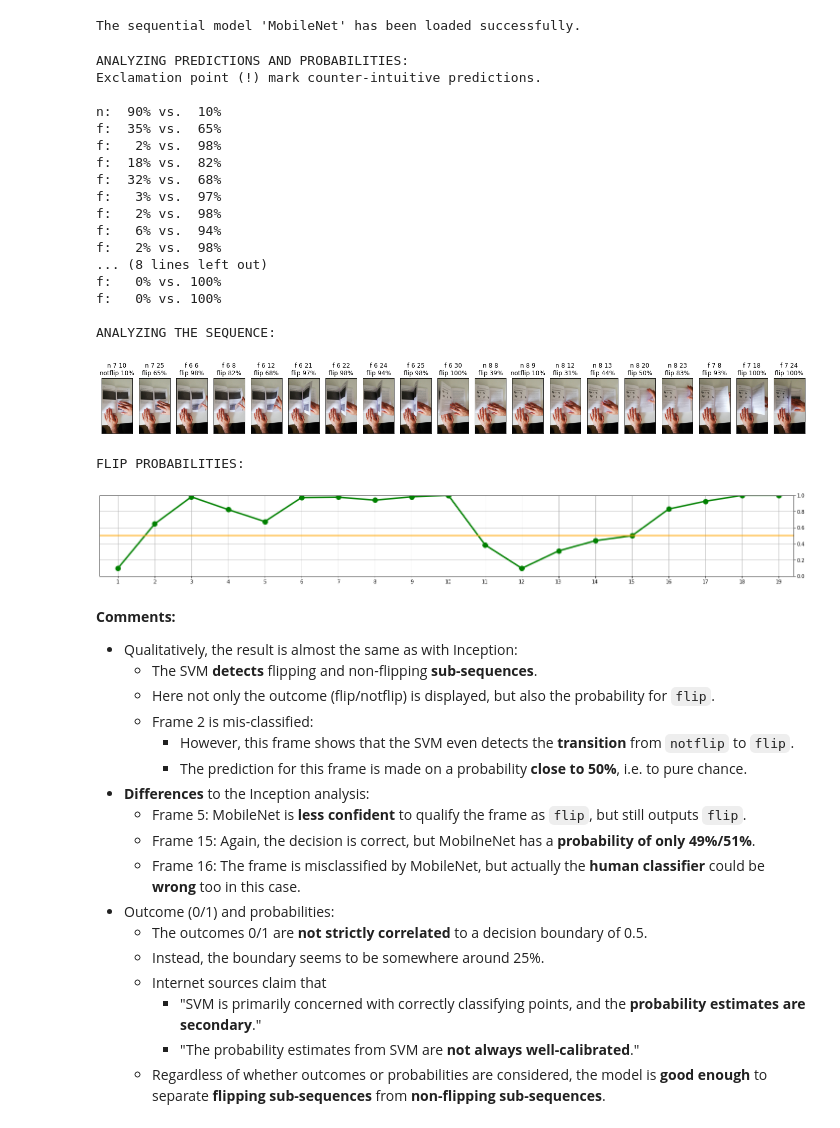
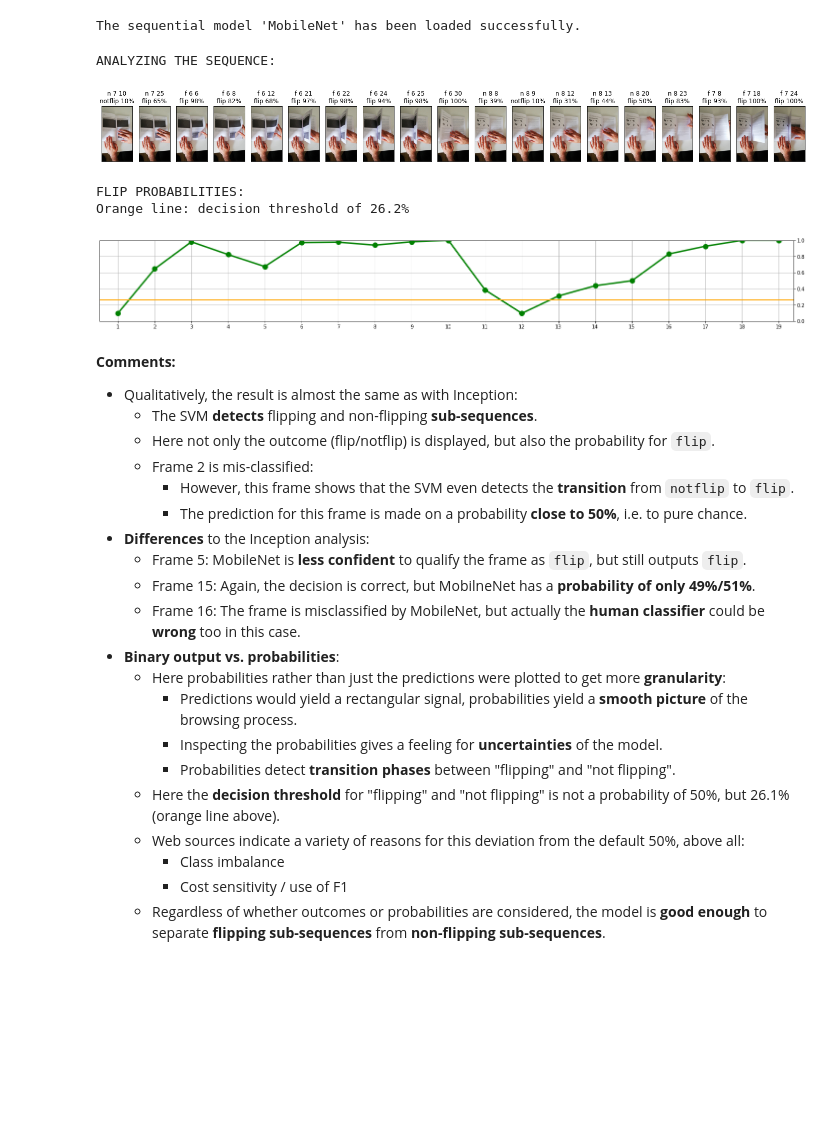
Before and after one commit to Dominik-Heeb/LZXQyTYziuPSSwTM, a Jupyter notebook: notebooks/16 dh Sequence by MobileNet.ipynb, the cells around one changed output. Saved outputs shown, nothing was run; the diff lists cells and outputs as text; code cells hidden in the pictures; blank space fills up the shorter version.

Commit message:
Add files via upload
Details on decision thresholds on SVM probabilities added.

```diff
--- a/notebooks/16 dh Sequence by MobileNet.ipynb
+++ b/notebooks/16 dh Sequence by MobileNet.ipynb
@@ -207,6 +207,7 @@ def TrainedSVM(X_train, y_train):
     When       Who What
     2023 08 04 dh  Created
     2023 08 21 dh  Setting rand_seed
+    2023 08 23 dh  Calculate decision threshold
     '''
 
     # define according to notebook "Binary classifiers"
@@ -220,8 +221,15 @@ def TrainedSVM(X_train, y_train):
     u.StopWatch()
     objPipeline.fit(X_train, y_train)
 
+    # get threshold (not 50%!)
+    y_pred = objPipeline.predict(X_test)
+    a1fltProbabilities = objPipeline.predict_proba(X_test)[:,1]
+    a1fltClass0Probabilities = a1fltProbabilities[y_pred == 0]
+    a1fltClass1Probabilities = a1fltProbabilities[y_pred == 1]
+    fltProbabilityThreshold = (np.max(a1fltClass0Probabilities) + np.min(a1fltClass1Probabilities)) / 2 # mean
+
     # finalize
-    return objPipeline,u.StopWatch("seconds",blnAsFloat=True)
+    return objPipeline,u.StopWatch("seconds",blnAsFloat=True),fltProbabilityThreshold
 
 # get the 4 datasets
 strRoot = "../data/processed/MobileNet/Crop/"
@@ -229,7 +237,7 @@ for strArray in ["X_train", "y_train", "X_test", "y_test"]:
     exec(f"{strArray} = u.FromDisk(f'{strRoot}/{strArray}.p',strType='')")
 
 # train SVM
-objSVM,fltSeconds = TrainedSVM(X_train, y_train)
+objSVM,fltSeconds,fltProbabilityThreshold = TrainedSVM(X_train, y_train)
 
 # compare with result from previous notebook
 y_pred = objSVM.predict(X_test)
@@ -237,6 +245,7 @@ fltF1 = f1_score(y_test, y_pred)
 p("The best model has been re-built.".upper())
 p(f"- F1 score on test data: {round(100*fltF1,1)}%")
 p(f"- time used:             {round(fltSeconds,2)} s")
+p(f"- probability threshold: {round(100*fltProbabilityThreshold,1)}%")
 # %% [output]
 THE BEST MODEL HAS BEEN RE-BUILT.
 - F1 score on test data: 98.6%
@@ -283,7 +293,7 @@ import matplotlib.pyplot as plt
 # init
 lintPredictions = []
 lfltFlipProbabilities = []
-blnPredictionVerbose=True
+blnPredictionVerbose=False
 if blnPredictionVerbose:
     p("Analyzing predictions and probabilities:".upper())
     p("Exclamation point (!) mark counter-intuitive predictions.")
@@ -314,51 +324,37 @@ lstrCaptionsWithPrediction = [
     f"{strCode}\n{'flip' if intPrediction == 1 else 'notflip'} {round(100*fltFlipProbability)}%"
     for strCode, intPrediction, fltFlipProbability in zip(lstrImageCodes, lintPredictions, lfltFlipProbabilities)
 ]
 
 p("Analyzing the sequence:".upper())
 u.PhotoGallery(limgFrames,lstrCaptionsWithPrediction,intColumns=len(limgFrames),fltWidth=25,fltHeight=3)
 
 # init plot
 p("Flip probabilities:".upper())
+p(f"Orange line: decision threshold of {round(100*fltProbabilityThreshold,1)}%")
 fltWidth=25.1
 fltHeight=3
 plt.figure(figsize=(fltWidth, fltHeight))
 
 # scatterplot
 intValueCount = len(lfltFlipProbabilities)
 rngXValues = range(1,intValueCount+1)
 plt.plot(rngXValues, lfltFlipProbabilities, 'o', color='green',markersize=10)
 plt.plot(rngXValues, lfltFlipProbabilities, color='green', linewidth=3)
 
 # finalize
-plt.axhline(y=0.5, color='orange', linewidth=2)
+plt.axhline(y=fltProbabilityThreshold, color='orange', linewidth=2)
 plt.xlim(0.5,intValueCount+0.4)
 plt.ylim(0, 1)
 plt.tick_params(axis='y', which='both', right=True, left=False, labelleft=False, labelright=True)
 plt.xticks(range(1, intValueCount+1))
 plt.grid(True)
 plt.show()
 # %% [output]
-ANALYZING PREDICTIONS AND PROBABILITIES:
-Exclamation point (!) mark counter-intuitive predictions.
-
-n:  90% vs.  10%
-f:  35% vs.  65%
-f:   2% vs.  98%
-f:  18% vs.  82%
-f:  32% vs.  68%
-f:   3% vs.  97%
-f:   2% vs.  98%
-f:   6% vs.  94%
-f:   2% vs.  98%
-... (8 lines left out)
-f:   0% vs. 100%
-f:   0% vs. 100%
-
 ANALYZING THE SEQUENCE:
 [figure]
 FLIP PROBABILITIES:
+Orange line: decision threshold of 26.2%
-[figure, old version]
+[figure, new version]
 # %% [markdown]
 __Comments:__
 * Qualitatively, the result is almost the same as with Inception:
@@ -371,10 +367,13 @@ __Comments:__
     * Frame 5: MobileNet is __less confident__ to qualify the frame as `flip`, but still outputs `flip`.
     * Frame 15: Again, the decision is correct, but MobilneNet has a __probability of only 49%/51%__.
     * Frame 16: The frame is misclassified by MobileNet, but actually the __human classifier__ could be __wrong__ too in this case.
-* Outcome (0/1) and probabilities:
-    * The outcomes 0/1 are __not strictly correlated__ to a decision boundary of 0.5.
-    * Instead, the boundary seems to be somewhere around 25%.
-    * Internet sources claim that
-        * "SVM is primarily concerned with correctly classifying points, and the __probability estimates are secondary__."
-        * "The probability estimates from SVM are __not always well-calibrated__."
+* __Binary output vs. probabilities__:
+    * Here probabilities rather than just the predictions were plotted to get more __granularity__:
+        * Predictions would yield a rectangular signal, probabilities yield a __smooth picture__ of the browsing process.
+        * Inspecting the probabilities gives a feeling for __uncertainties__ of the model.
+        * Probabilities detect __transition phases__ between "flipping" and "not flipping".
+    * Here the __decision threshold__ for "flipping" and "not flipping" is not a probability of 50%, but 26.1% (orange line above).
+    * Web sources indicate a variety of reasons for this deviation from the default 50%, above all:
+        * Class imbalance
+        * Cost sensitivity / use of F1
     * Regardless of whether outcomes or probabilities are considered, the model is __good enough__ to separate __flipping sub-sequences__ from __non-flipping sub-sequences__.
```
Also changed, not shown: parts of 1 cell of this notebook.
